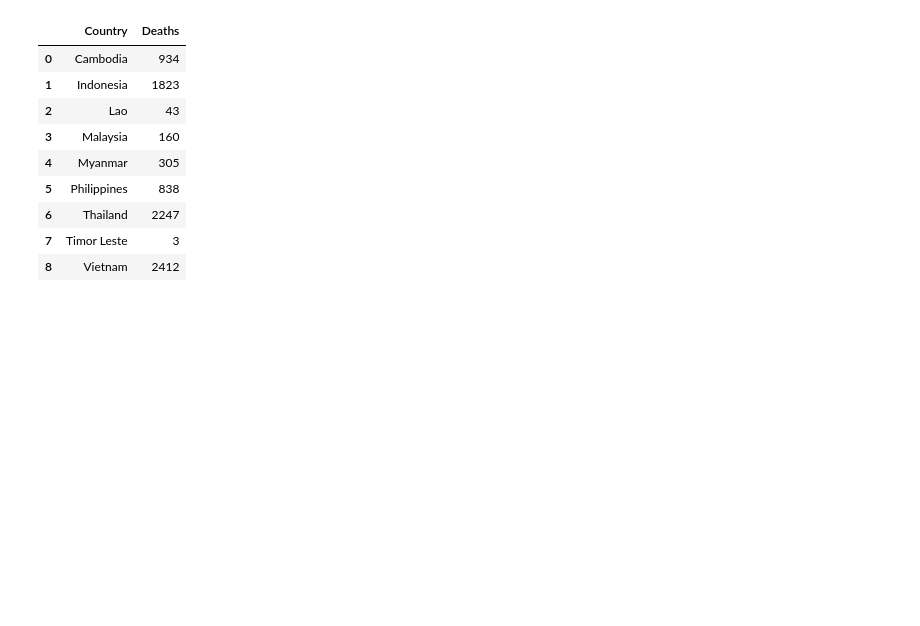
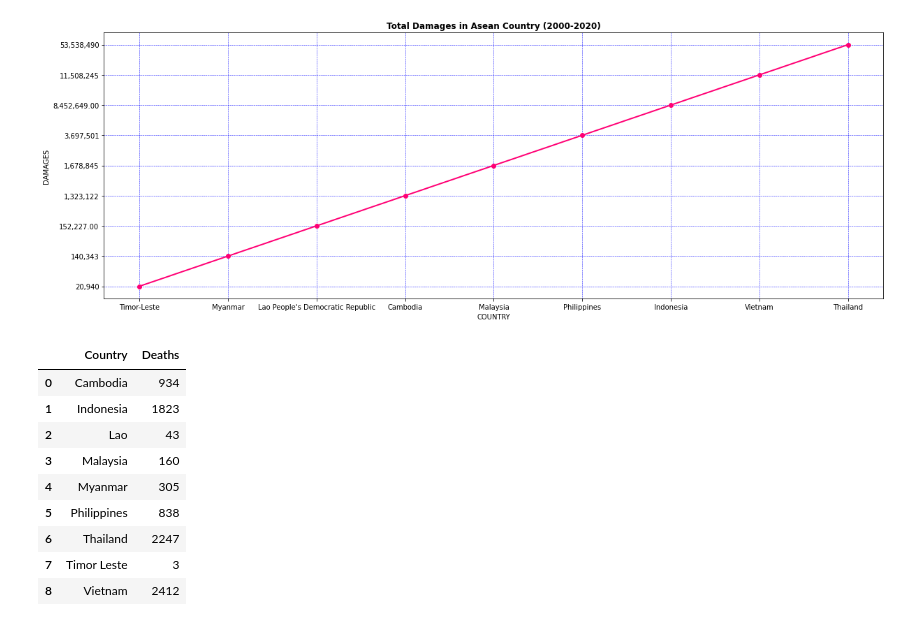
Before and after one commit to KarlAndreiCalimutan/Beta-Tech_BSIT_3207, a Jupyter notebook: Dataset_visual.ipynb, the cells around one changed output. Saved outputs shown, nothing was run; the diff lists cells and outputs as text; code cells hidden in the pictures; blank space fills up the shorter version.

```diff
--- a/Dataset_visual.ipynb
+++ b/Dataset_visual.ipynb
@@ -4,3 +4,7 @@
 import numpy as np
 import pandas as pd
 import matplotlib.pyplot as plt
+# %%
+url = 'https://raw.githubusercontent.com/mushimushe/Beta-Tech_BSIT_3207/main/Data%20Visualizations/Datasets%20csv/Total%20Damages%20Line%20Chart.csv'
+df = pd.read_csv(url)
+display(df.iloc[0:])
@@ -7,3 +22,21 @@ import matplotlib.pyplot as plt
+# %%
+#getting all the values stored in the dataframe/csv
+DAMAGES = df['DAMAGES']
+COUNTRY = df['COUNTRY']
+#changing the size of visualization
+f = plt.figure()
+f.set_figwidth(20)
+f.set_figheight(7)
+
+#creating the plot
+plt.plot(COUNTRY, DAMAGES, 'o-', color ="#FF0075", linewidth = 2)
+plt.title("Total Damages in Asean Country (2000-2020)", fontweight="bold")
+plt.xlabel("COUNTRY")
+plt.ylabel("DAMAGES")
+plt.grid(color = 'blue', linestyle = '--', linewidth = 0.5)
+plt.show()
+# %% [output]
+[figure, added]
 # %%
 url = 'https://raw.githubusercontent.com/mushimushe/Beta-Tech_BSIT_3207/main/Data%20Visualizations/Datasets%20csv/Bar%20chart%20line%20graph%20total%20deaths%20in%2020%20year.csv'
 df = pd.read_csv(url)
```
Also changed, not shown: parts of 2 cells of this notebook.
